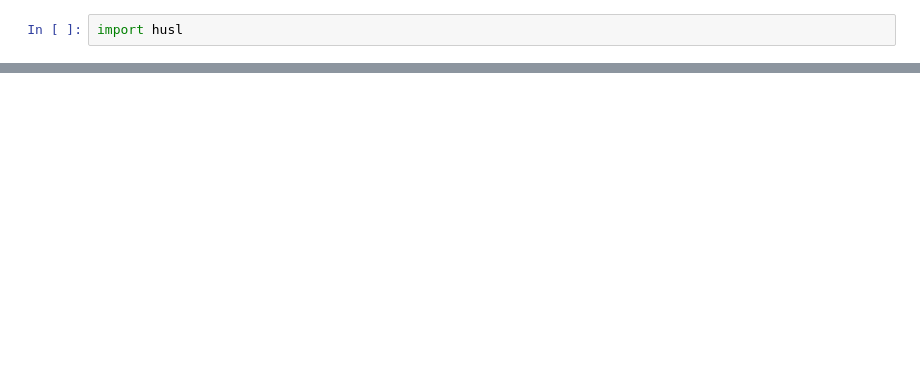
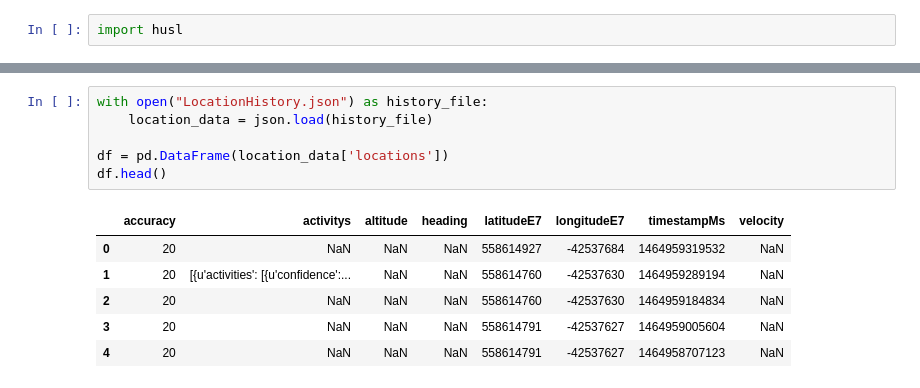
Before and after one commit to andrewdblevins/travel-map, a Jupyter notebook: GoogleGPSData.ipynb, the cells around one changed output, grey strips where cells are left out. Cells and saved outputs as stored; diff of their text form; blank space fills up the shorter version.

```diff
--- a/GoogleGPSData.ipynb
+++ b/GoogleGPSData.ipynb
@@ -103,0 +271,13 @@ pickle.dump(df,open('locations.pkl','w'))
+# %%
+with open("LocationHistory.json") as history_file:
+    location_data = json.load(history_file)
+
+df = pd.DataFrame(location_data['locations'])
+df.head()
+# %% [output]
+|  | accuracy | activitys | altitude | heading | latitudeE7 | longitudeE7 | timestampMs | velocity |
+| 0 | 20 | NaN | NaN | NaN | 558614927 | -42537684 | 1464959319532 | NaN |
+| 1 | 20 | [{u'activities': [{u'confidence':... | NaN | NaN | 558614760 | -42537630 | 1464959289194 | NaN |
+| 2 | 20 | NaN | NaN | NaN | 558614760 | -42537630 | 1464959184834 | NaN |
+| 3 | 20 | NaN | NaN | NaN | 558614791 | -42537627 | 1464959005604 | NaN |
+| 4 | 20 | NaN | NaN | NaN | 558614791 | -42537627 | 1464958707123 | NaN |
```
Also changed, not shown: parts of 19 cells of this notebook, 7 other files.
